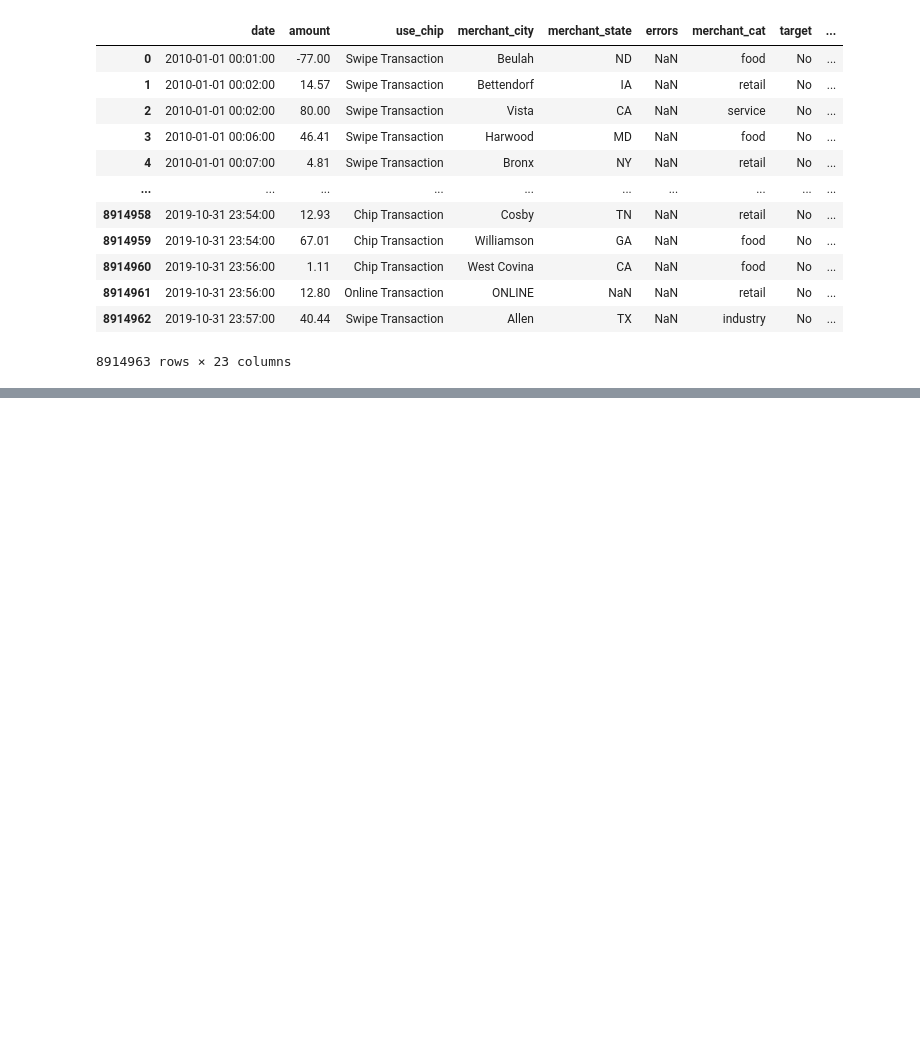
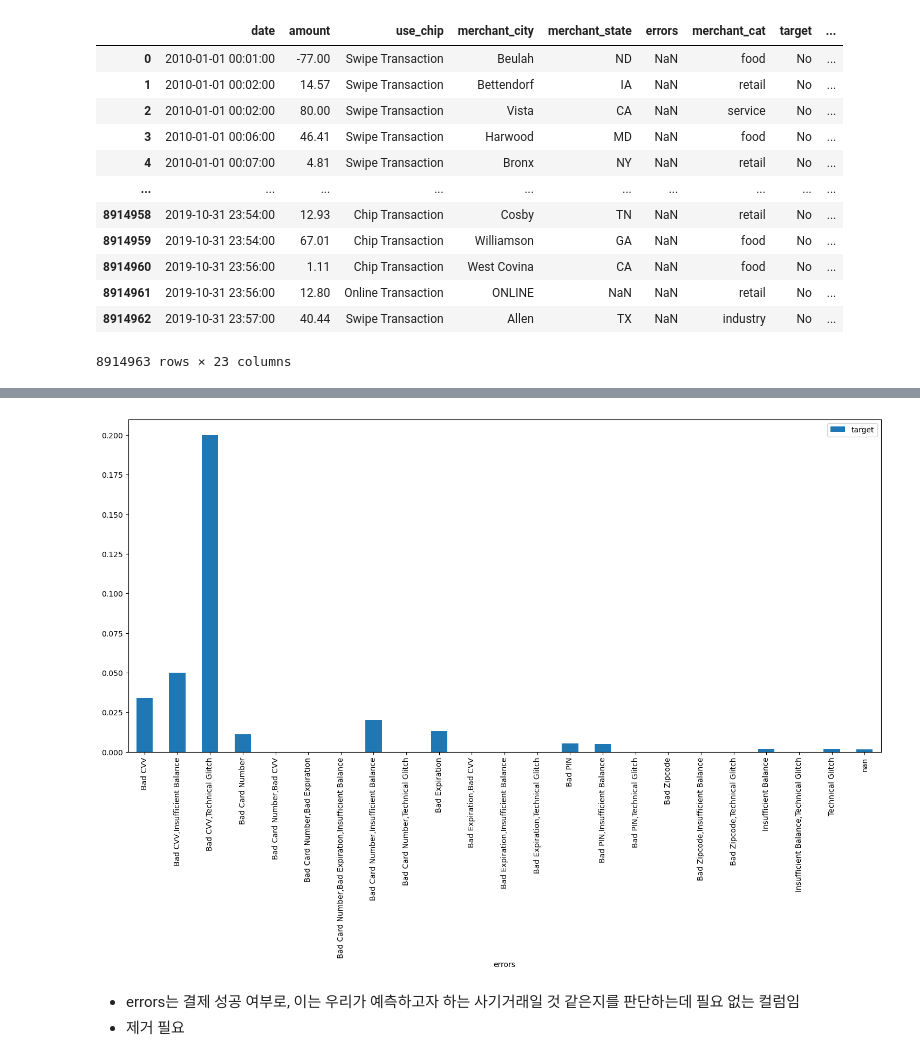
Before and after one commit to CYJ1226/-DS5-DATAThon, a Jupyter notebook: FraudDetection.ipynb, the cells around one changed output, grey strips where cells are left out. Drawn from its saved outputs; the diff is of its cells as text; code cells hidden in the pictures; blank space fills up the shorter version.

```diff
--- a/FraudDetection.ipynb
+++ b/FraudDetection.ipynb
@@ -92,7 +120,7 @@ trans_df.rename({'category': 'merchant_cat'}, axis=1, inplace=True)
 # amount $제거, float으로 자료형 변환
 trans_df = trans_df.merge(fraud_df.reset_index(), left_on='id', right_on='index')
 trans_df.drop('index', axis=1, inplace=True)
-trans_df['amount'] = pd.to_numeric(trans_df['amount'].str.split('$', expand=True)[1])
+# trans_df['amount'] = pd.to_numeric(trans_df['amount'].str.split('$', expand=True)[1])
 # %%
 # trans_df와 user_df merge
 trans_df = trans_df.merge(user_df, left_on='client_id', right_on='id', how='left')
@@ -302,0 +364,9 @@ trans_df
+# %%
+# errors 와 target
+trans_df.groupby('errors', dropna=False).agg({'target':'mean'}).plot.bar(figsize=(18, 8))
+plt.show()
+# %% [output]
+[figure, added]
+# %% [markdown]
+- errors는 결제 성공 여부로, 이는 우리가 예측하고자 하는 사기거래일 것 같은지를 판단하는데 필요 없는 컬럼임
+- 제거 필요
```
Also changed, not shown: parts of 32 cells of this notebook.
